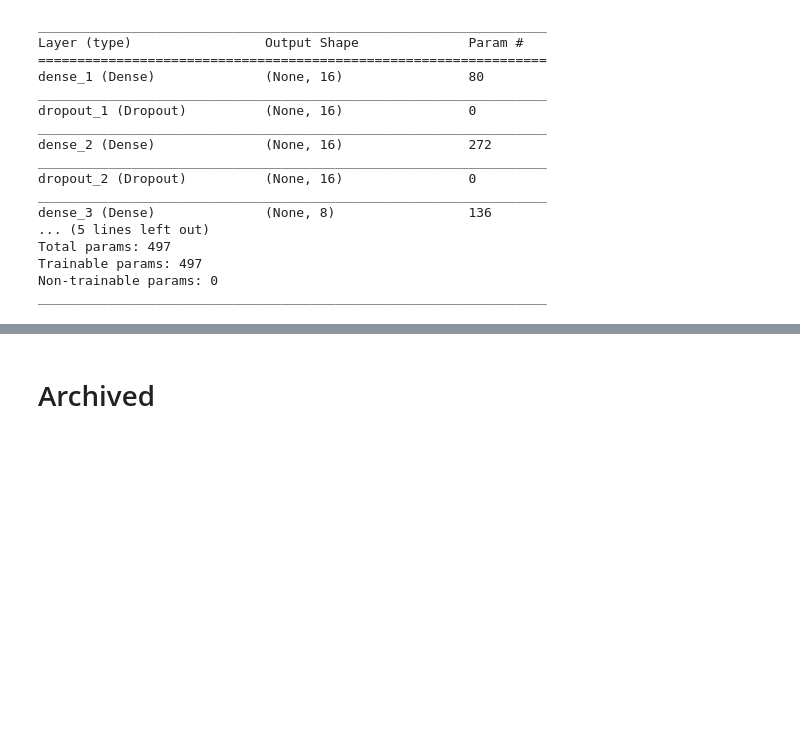
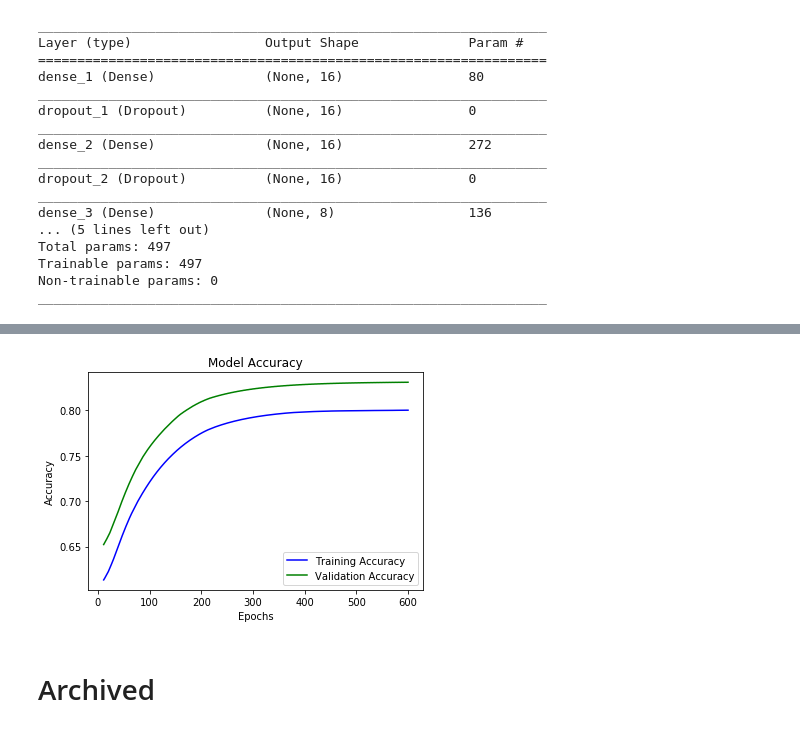
Before and after one commit to whyboris/ml-with-python-and-keras, a Jupyter notebook: titanic/titanic.ipynb, the cells around one changed output, grey strips where cells are left out. Cells and saved outputs as stored; diff of their text form; code cells hidden in the pictures; blank space fills up the shorter version.

```diff
--- a/titanic/titanic.ipynb
+++ b/titanic/titanic.ipynb
@@ -357,3 +350,10 @@ def smooth_curve(points, factor=0.99):
+# %%
+accuracy = smooth_curve(history.history['acc'])
+val_acc = smooth_curve(history.history['val_acc'])
+
+plot_this(epochs, accuracy, val_acc, 'Accuracy')
+# %% [output]
+[figure, added]
 # %% [markdown]
 # Archived
 # %%
```
Also changed, not shown: parts of 10 cells of this notebook.
